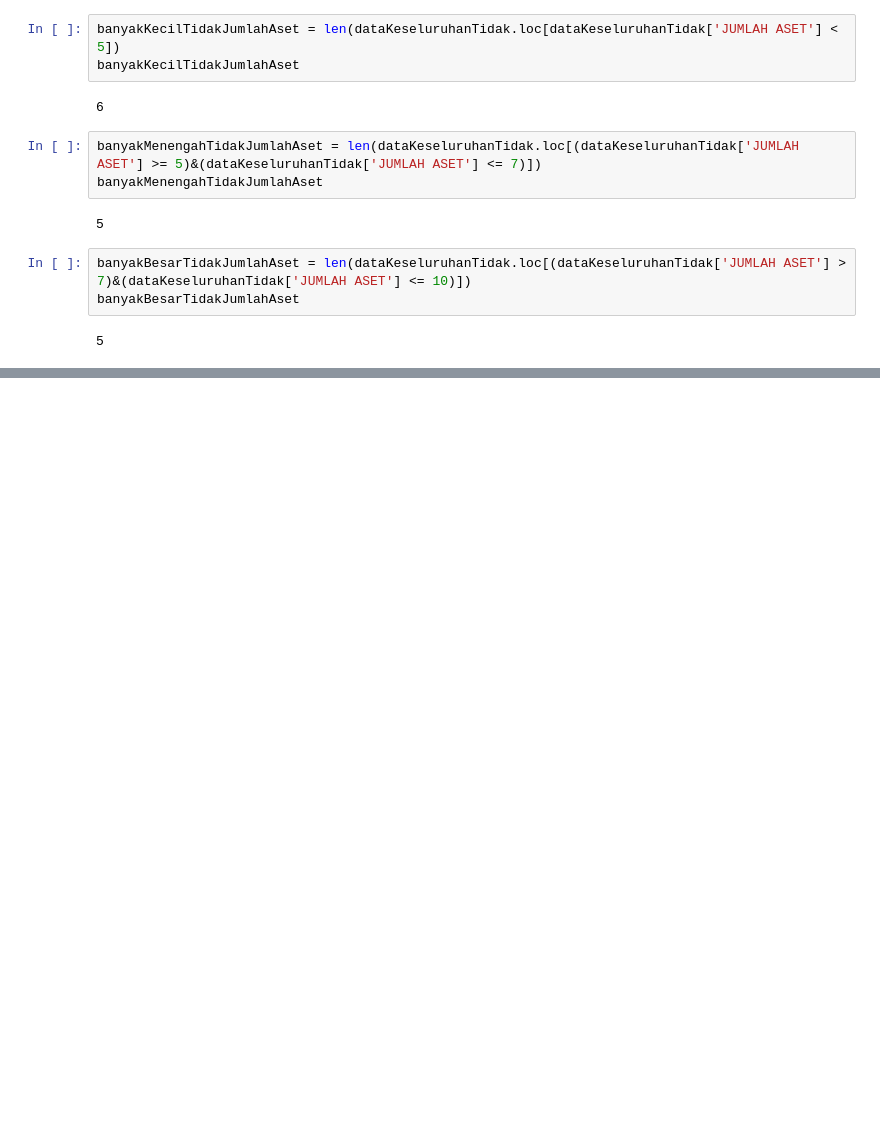
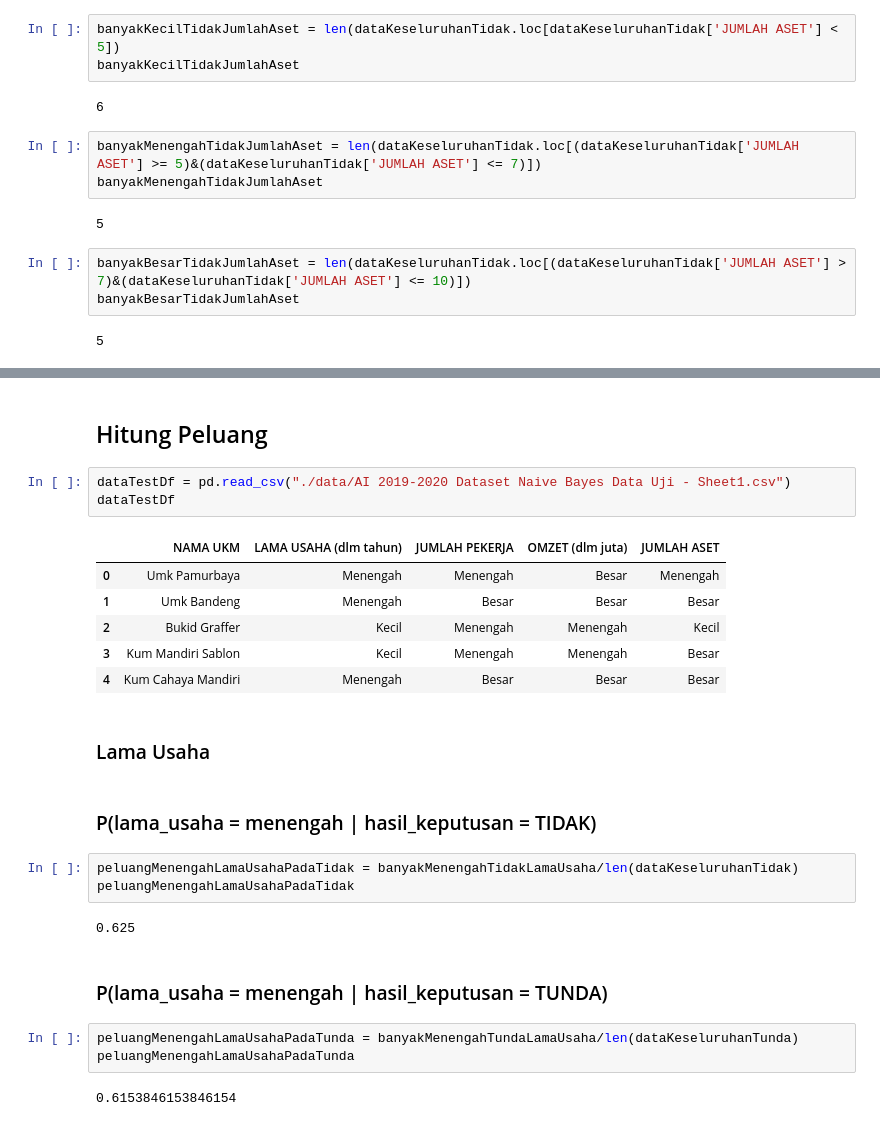
Before and after one commit to ibnutriyuono/artificial-intelligence2019, a Jupyter notebook: AI 2019-2020 Naive Bayes UKM.ipynb, the cells around one changed output, grey strips where cells are left out. Drawn from its saved outputs; the diff is of its cells as text; blank space fills up the shorter version.

Commit message:
adding peluang umk pamurbaya

```diff
--- a/AI 2019-2020 Naive Bayes UKM.ipynb
+++ b/AI 2019-2020 Naive Bayes UKM.ipynb
@@ -411,0 +420,28 @@ JumlahAset
+# %% [markdown]
+##  Hitung Peluang
+# %%
+dataTestDf = pd.read_csv("./data/AI 2019-2020 Dataset Naive Bayes Data Uji - Sheet1.csv")
+dataTestDf
+# %% [output]
+|  | NAMA UKM | LAMA USAHA (dlm tahun) | JUMLAH PEKERJA | OMZET (dlm juta) | JUMLAH ASET |
+| 0 | Umk Pamurbaya | Menengah | Menengah | Besar | Menengah |
+| 1 | Umk Bandeng | Menengah | Besar | Besar | Besar |
+| 2 | Bukid Graffer | Kecil | Menengah | Menengah | Kecil |
+| 3 | Kum Mandiri Sablon | Kecil | Menengah | Menengah | Besar |
+| 4 | Kum Cahaya Mandiri | Menengah | Besar | Besar | Besar |
+# %% [markdown]
+### Lama Usaha
+# %% [markdown]
+### P(lama_usaha = menengah | hasil_keputusan = TIDAK)
+# %%
+peluangMenengahLamaUsahaPadaTidak = banyakMenengahTidakLamaUsaha/len(dataKeseluruhanTidak)
+peluangMenengahLamaUsahaPadaTidak
+# %% [output]
+0.625
+# %% [markdown]
+### P(lama_usaha = menengah | hasil_keputusan = TUNDA)
+# %%
+peluangMenengahLamaUsahaPadaTunda = banyakMenengahTundaLamaUsaha/len(dataKeseluruhanTunda)
+peluangMenengahLamaUsahaPadaTunda
+# %% [output]
+0.6153846153846154
```
Also changed, not shown: parts of 28 cells of this notebook, 1 other file.
